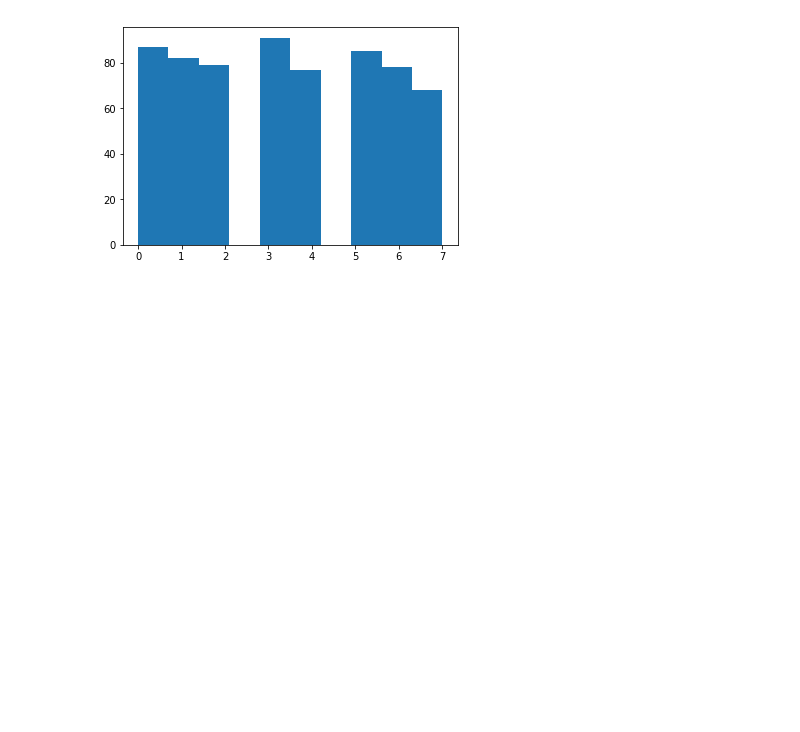
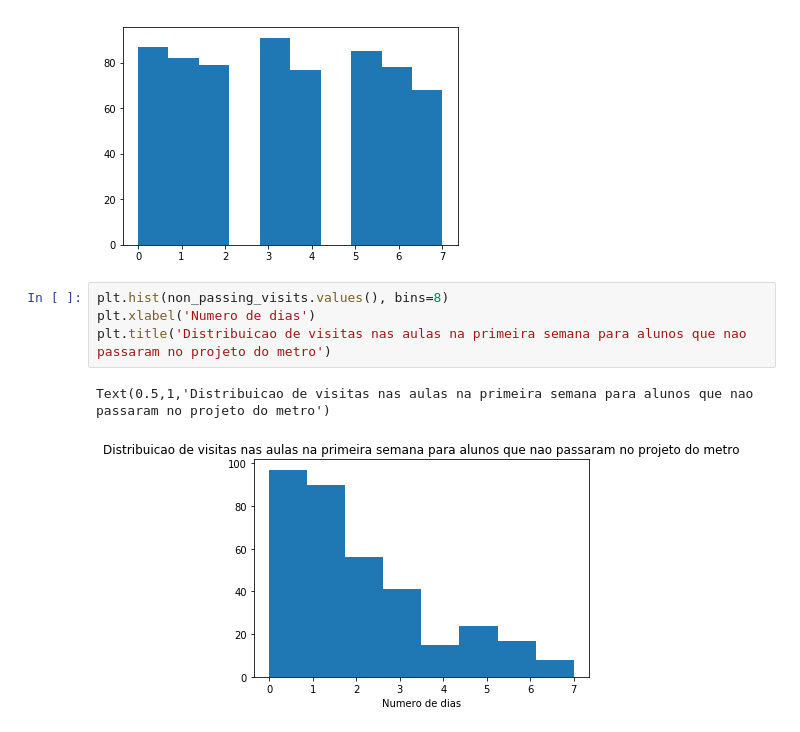
Before and after one commit to elgsantos/analise-de-dados-com-python, a Jupyter notebook: iniciando_analise_dados.ipynb, the cells around one changed output. Drawn from its saved outputs; the diff is of its cells as text; blank space fills up the shorter version.

```diff
--- a/iniciando_analise_dados.ipynb
+++ b/iniciando_analise_dados.ipynb
@@ -529,3 +529,10 @@ Standard deviation: 2.2588214709184595
 Minimum: 0
 Maximum: 7
 [figure]
+# %%
+plt.hist(non_passing_visits.values(), bins=8)
+plt.xlabel('Numero de dias')
+plt.title('Distribuicao de visitas nas aulas na primeira semana para alunos que nao passaram no projeto do metro')
+# %% [output]
+Text(0.5,1,'Distribuicao de visitas nas aulas na primeira semana para alunos que nao passaram no projeto do metro')
+[figure, added]
```
